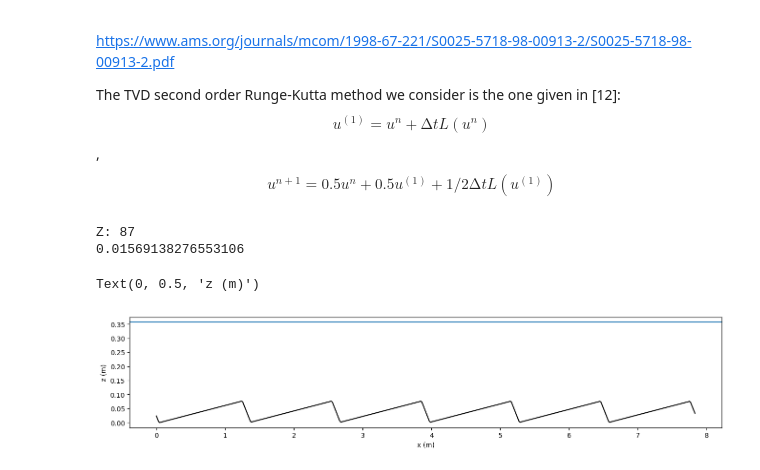
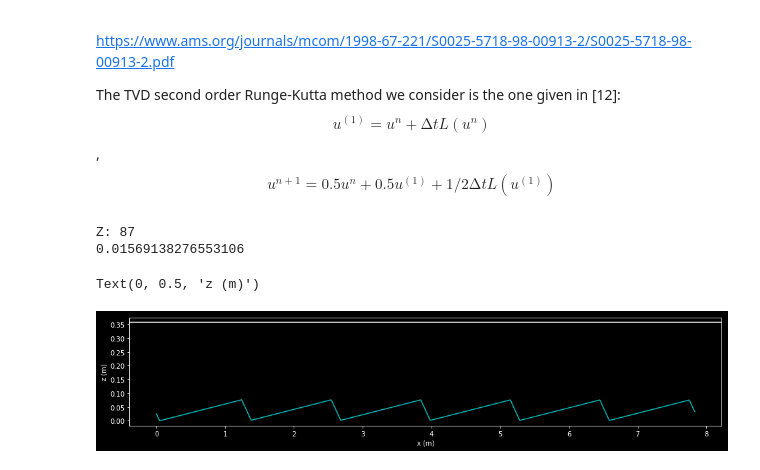
Before and after one commit to plgrover/pymorph, a Jupyter notebook: notebooks/Paper_3/2019-05-10_TVD_WENO.ipynb, the cells around one changed output. Cells and saved outputs as stored; diff of their text form; code cells hidden in the pictures.

```diff
--- a/notebooks/Paper_3/2019-05-10_TVD_WENO.ipynb
+++ b/notebooks/Paper_3/2019-05-10_TVD_WENO.ipynb
@@ -19,6 +19,8 @@ sys.path.append("/pymorph")
 
 import morph_geom_lib as mgl
 import models.shallow_depth_morph_models as sdmodels
+import schemes.avalanche_scheme
+
 
 from matplotlib.collections import LineCollection
 from mpl_toolkits.mplot3d import Axes3D
@@ -26,9 +28,14 @@ from mpl_toolkits.mplot3d import Axes3D
 from IPython.display import display, Math, Latex
 from matplotlib import animation, rc
 
+import schemes.weno as weno
+import sediment_transport.sed_trans as sedtrans
+from schemes.avalanche_scheme import avalanche_model, get_slope
+from models.shallow_water_solver import shallow_water_solver
+
 rc('animation', html='html5')
 
 %load_ext autoreload
 %autoreload 2
 %matplotlib inline
-plt.style.use(['default'])
+plt.style.use(['dark_background'])
@@ -51,34 +55,34 @@ xc, z0 = mgl.readQueensFlume(profile_folder,1)
 fig = plt.figure(figsize=(16, 3))
 #plt.plot(xc,z0,'b')
 
 dunes = 6
 
 xsaw = np.linspace(0, 1,500)
 simTime = 60*10 # Runtime in seconds
 dt = 0.5 # Time step size (s)
 
 zsaw = 0.076*(signal.sawtooth(2*dunes*np.pi * xsaw) + 1.)/2
 xsaw = xsaw*xc.max()*dunes*0.5
 #plt.plot(xsaw,zsaw)
 
 
 dx = xsaw[1]-xsaw[0]
-znew, iterations1 = avalanche_model(dx,xsaw, zsaw, adjustment_angle=28.)
+znew, iterations1 = schemes.avalanche_scheme.avalanche_model(dx,xsaw, zsaw, adjustment_angle=28.)
 # Now flip it to run in reverse
 zflip = np.flip(znew, axis=0)
-zflip, iterations1 = avalanche_model(dx,xsaw, zflip, adjustment_angle=28.)
+zflip, iterations1 = schemes.avalanche_scheme.avalanche_model(dx,xsaw, zflip, adjustment_angle=28.)
 znew = np.flip(zflip, axis=0)
 
 znew = (znew - np.min(znew))/np.ptp(znew)
 znew = znew*0.076
 
-plt.plot(xsaw,znew,'-',color='k')
+plt.plot(xsaw,znew,'-',color='c')
 plt.axhline(0.357)
 print(dx)
 plt.xlabel('x (m)')
 plt.ylabel('z (m)')
 # %% [output]
 Z: 87
 0.01569138276553106
 Text(0, 0.5, 'z (m)')
-[figure, old version]
+[figure, new version]
```
Also changed, not shown: parts of 16 cells of this notebook, 7 other files.
